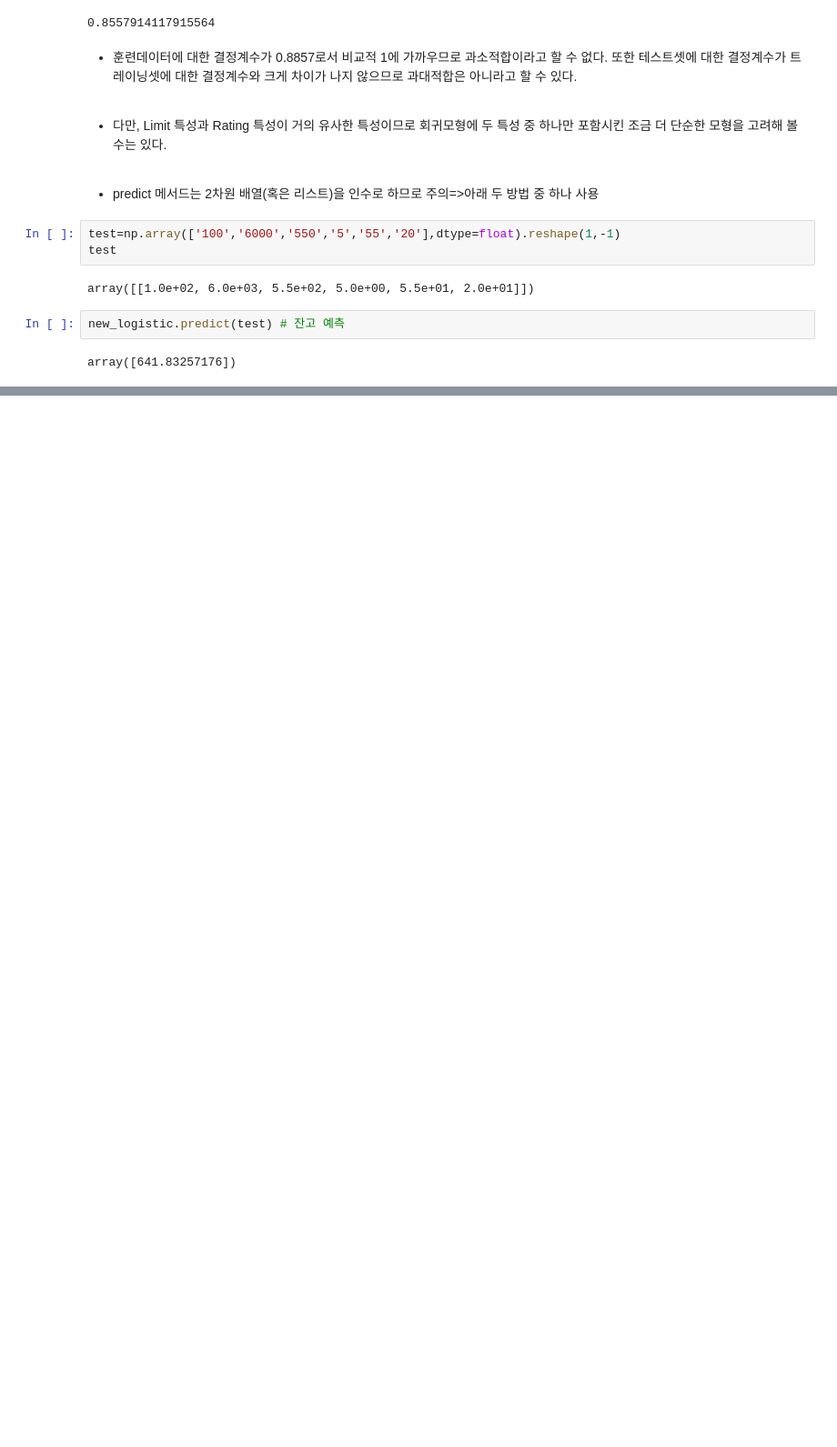
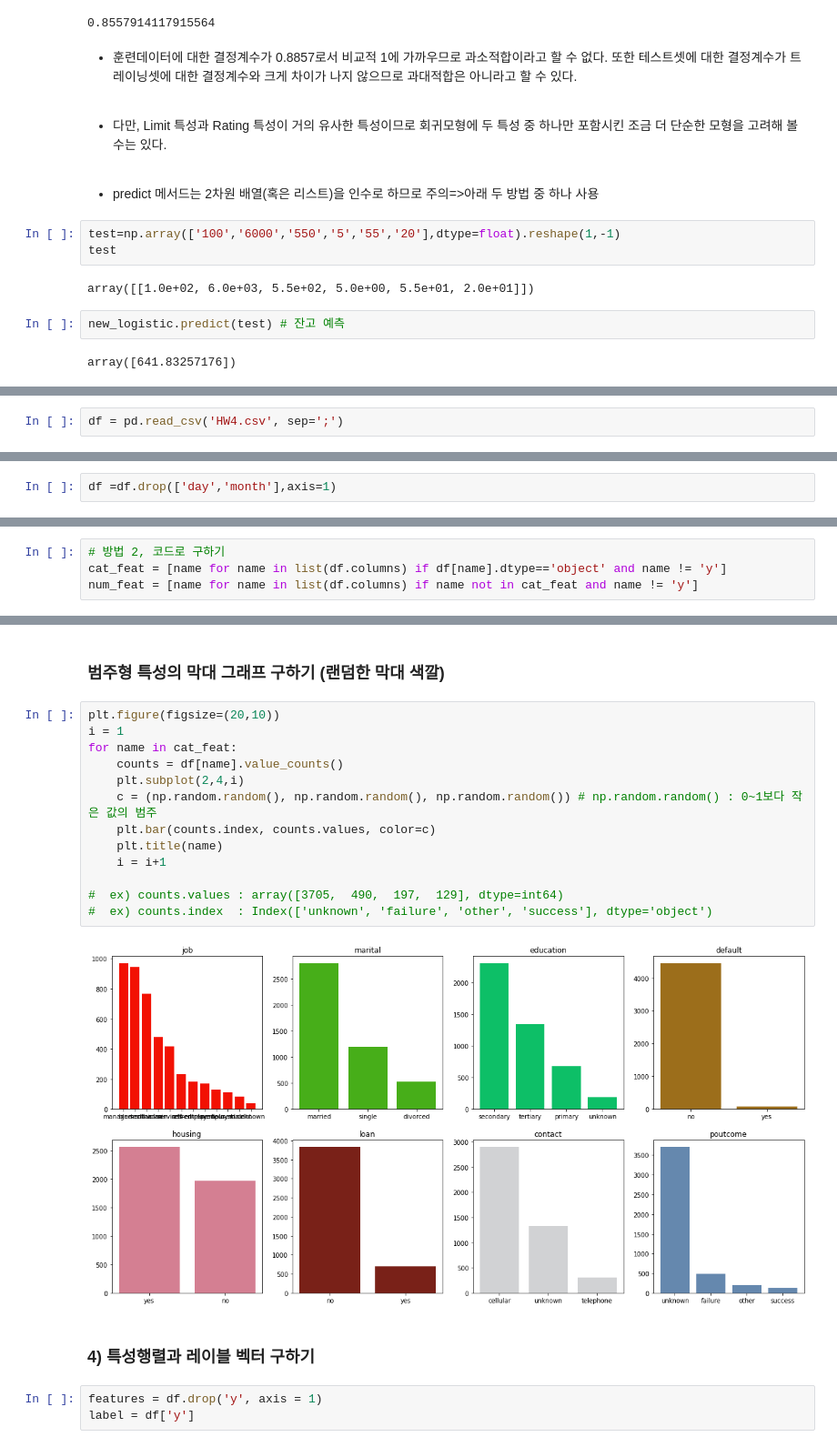
Before and after one commit to HongJungWan/HongJungWan-MachineLearning-study, a Jupyter notebook: Foundation/Concept2.ipynb, the cells around one changed output, grey strips where cells are left out. Shown at 91% size. Cells and saved outputs as stored; diff of their text form; blank space fills up the shorter version.

```diff
--- a/Foundation/Concept2.ipynb
+++ b/Foundation/Concept2.ipynb
@@ -308,0 +333,2 @@ array([641.83257176])
+# %%
+df = pd.read_csv('HW4.csv', sep=';')
@@ -308,0 +353,2 @@ array([641.83257176])
+# %%
+df =df.drop(['day','month'],axis=1)
@@ -308,0 +397,4 @@ array([641.83257176])
+# %%
+# 방법 2, 코드로 구하기
+cat_feat = [name for name in list(df.columns) if df[name].dtype=='object' and name != 'y']
+num_feat = [name for name in list(df.columns) if name not in cat_feat and name != 'y']
@@ -308,0 +429,22 @@ array([641.83257176])
+# %% [markdown]
+### 범주형 특성의 막대 그래프 구하기 (랜덤한 막대 색깔)
+# %%
+plt.figure(figsize=(20,10))
+i = 1
+for name in cat_feat:
+    counts = df[name].value_counts()
+    plt.subplot(2,4,i)
+    c = (np.random.random(), np.random.random(), np.random.random()) # np.random.random() : 0~1보다 작은 값의 범주
+    plt.bar(counts.index, counts.values, color=c)
+    plt.title(name)
+    i = i+1
+
+#  ex) counts.values : array([3705,  490,  197,  129], dtype=int64)
+#  ex) counts.index  : Index(['unknown', 'failure', 'other', 'success'], dtype='object')
+# %% [output]
+[figure, added]
+# %% [markdown]
+### 4) 특성행렬과 레이블 벡터 구하기
+# %%
+features = df.drop('y', axis = 1)
+label = df['y']
```
Also changed, not shown: parts of 26 cells of this notebook.
